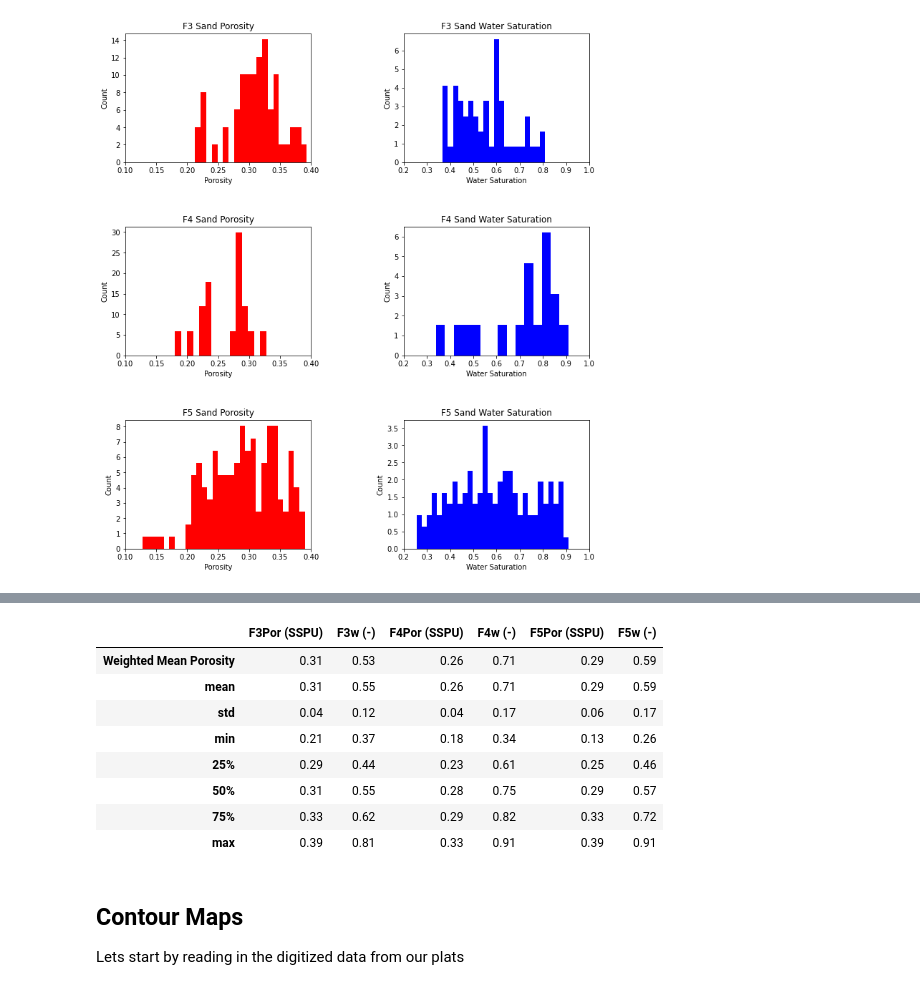
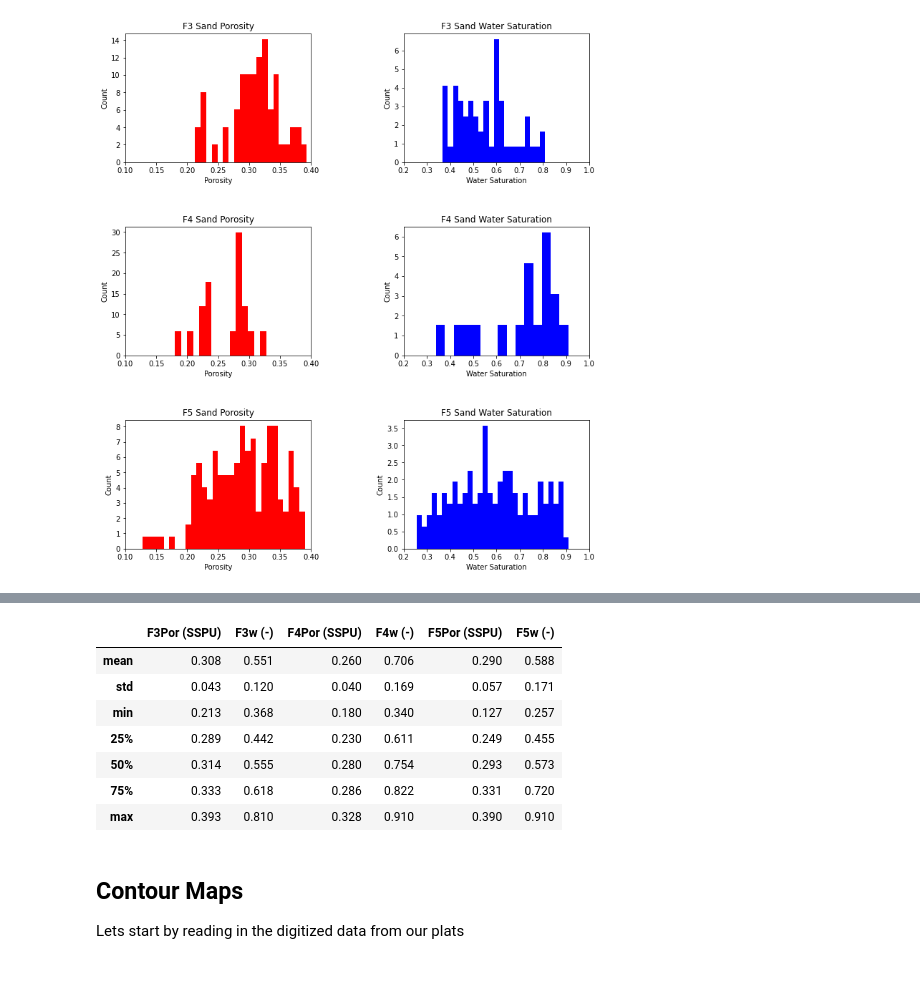
Before and after one commit to AdrianSalinas98/Petroleum-Engineering-Repository, a Jupyter notebook: Calculation of Csh, Total Sandstone Porosity, Sw in Payzone.ipynb, the cells around one changed output, grey strips where cells are left out. Cells and saved outputs as stored; diff of their text form; code cells hidden in the pictures.

```diff
--- a/Calculation of Csh, Total Sandstone Porosity, Sw in Payzone.ipynb
+++ b/Calculation of Csh, Total Sandstone Porosity, Sw in Payzone.ipynb
@@ -258,26 +368,25 @@ plt.subplots_adjust(left=0.0, bottom=0.0, right=1.5, top=2.5, wspace=.5, hspace=
 # %%
 summary = sands.describe()
 
-df2 = pd.DataFrame([[0.31,0.53,0.26,0.71,0.29,0.59]], columns=['F3Por (SSPU)','F3w (-)','F4Por (SSPU)','F4w (-)','F5Por (SSPU)','F5w (-)'],
-                  index = ['Weighted Mean Porosity'])
-summaryR = pd.concat([df2, summary]).round(2)
-summaryR = summaryR.drop(['count'])
+#df2 = pd.DataFrame([[0.31,0.53,0.26,0.71,0.29,0.59]], columns=['F3Por (SSPU)','F3w (-)','F4Por (SSPU)','F4w (-)','F5Por (SSPU)','F5w (-)'],
+                  #index = ['Weighted Mean Porosity'])
+#summaryR = pd.concat([df2, summary]).round(2)
+summaryR = summary.drop(['count'])
+summaryR = summaryR.round(3)
 summaryR
-
 
 
 # df3 = pd.DataFrame([[]],columns=['F3Por','F3w','F4Por','F4w','F5BPor','F5Bw','F5DPor','F5Dw'],
 #                   index = ['Net to Gross Ratio'])
 # %% [output]
 |  | F3Por (SSPU) | F3w (-) | F4Por (SSPU) | F4w (-) | F5Por (SSPU) | F5w (-) |
-| Weighted Mean Porosity | 0.31 | 0.53 | 0.26 | 0.71 | 0.29 | 0.59 |
-| mean | 0.31 | 0.55 | 0.26 | 0.71 | 0.29 | 0.59 |
-| std | 0.04 | 0.12 | 0.04 | 0.17 | 0.06 | 0.17 |
-| min | 0.21 | 0.37 | 0.18 | 0.34 | 0.13 | 0.26 |
-| 25% | 0.29 | 0.44 | 0.23 | 0.61 | 0.25 | 0.46 |
-| 50% | 0.31 | 0.55 | 0.28 | 0.75 | 0.29 | 0.57 |
-| 75% | 0.33 | 0.62 | 0.29 | 0.82 | 0.33 | 0.72 |
-| max | 0.39 | 0.81 | 0.33 | 0.91 | 0.39 | 0.91 |
+| mean | 0.308 | 0.551 | 0.260 | 0.706 | 0.290 | 0.588 |
+| std | 0.043 | 0.120 | 0.040 | 0.169 | 0.057 | 0.171 |
+| min | 0.213 | 0.368 | 0.180 | 0.340 | 0.127 | 0.257 |
+| 25% | 0.289 | 0.442 | 0.230 | 0.611 | 0.249 | 0.455 |
+| 50% | 0.314 | 0.555 | 0.280 | 0.754 | 0.293 | 0.573 |
+| 75% | 0.333 | 0.618 | 0.286 | 0.822 | 0.331 | 0.720 |
+| max | 0.393 | 0.810 | 0.328 | 0.910 | 0.390 | 0.910 |
 # %% [markdown]
 ## Contour Maps
 
```
Also changed, not shown: parts of 3 cells of this notebook, 1 other file.
